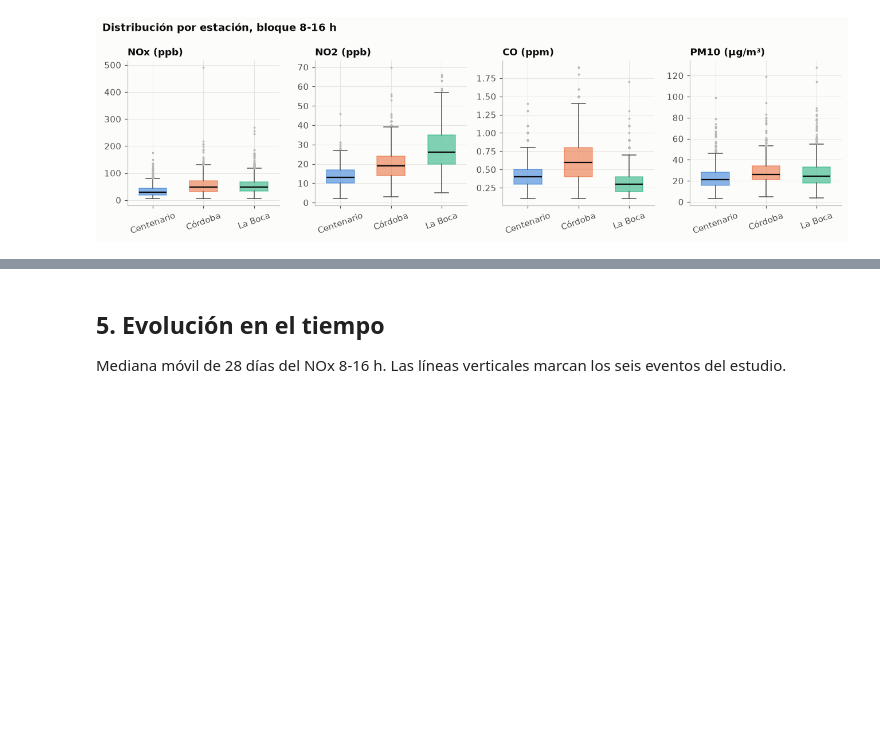
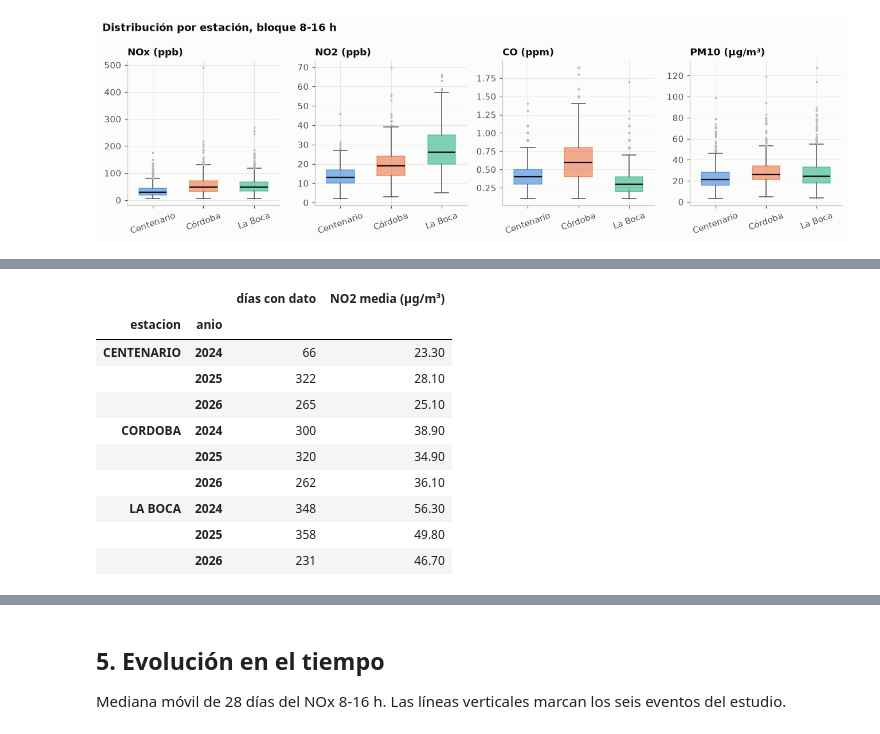
Before and after one commit to ezequielmaranda/nox-ciudad, a Jupyter notebook: analysis/01_eda_aire.ipynb, the cells around one changed output, grey strips where cells are left out. Drawn from its saved outputs; the diff is of its cells as text; code cells hidden in the pictures; blank space fills up the shorter version.

```diff
--- a/analysis/01_eda_aire.ipynb
+++ b/analysis/01_eda_aire.ipynb
@@ -256,0 +189,16 @@ CO: máximo promedio de 24 h del período = 1.9 mg/m³ (guía OMS de 24 h: 4 mg/
+# %%
+no2_anual = (d.groupby(["estacion", "anio"])["no2_24h_ugm3"].agg(["count", "mean"])
+               .rename(columns={"count": "días con dato", "mean": "NO2 media (µg/m³)"}))
+no2_anual.round(1)
+# %% [output]
+|  |  | días con dato | NO2 media (µg/m³) |
+| estacion | anio |  |  |
+| CENTENARIO | 2024 | 66 | 23.30 |
+|  | 2025 | 322 | 28.10 |
+|  | 2026 | 265 | 25.10 |
+| CORDOBA | 2024 | 300 | 38.90 |
+|  | 2025 | 320 | 34.90 |
+|  | 2026 | 262 | 36.10 |
+| LA BOCA | 2024 | 348 | 56.30 |
+|  | 2025 | 358 | 49.80 |
+|  | 2026 | 231 | 46.70 |
```
Also changed, not shown: parts of 9 cells of this notebook, 9 other files.
